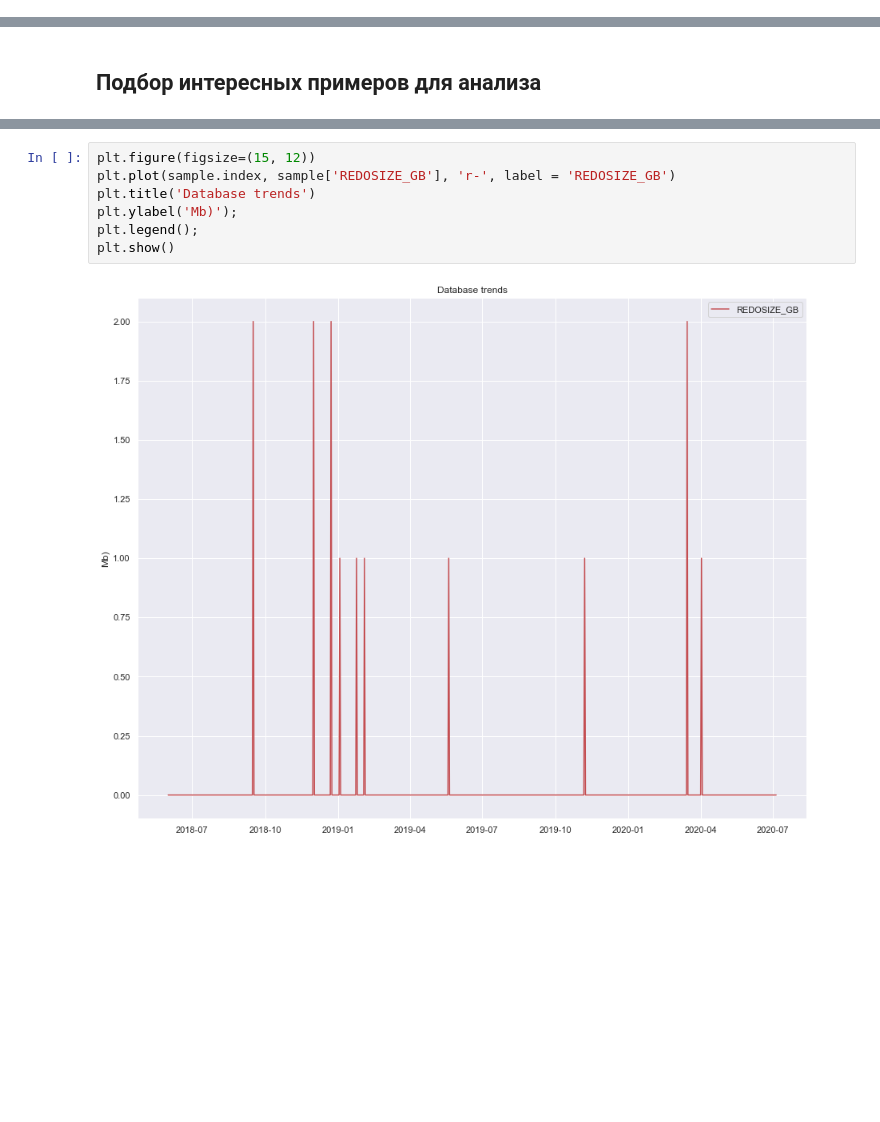
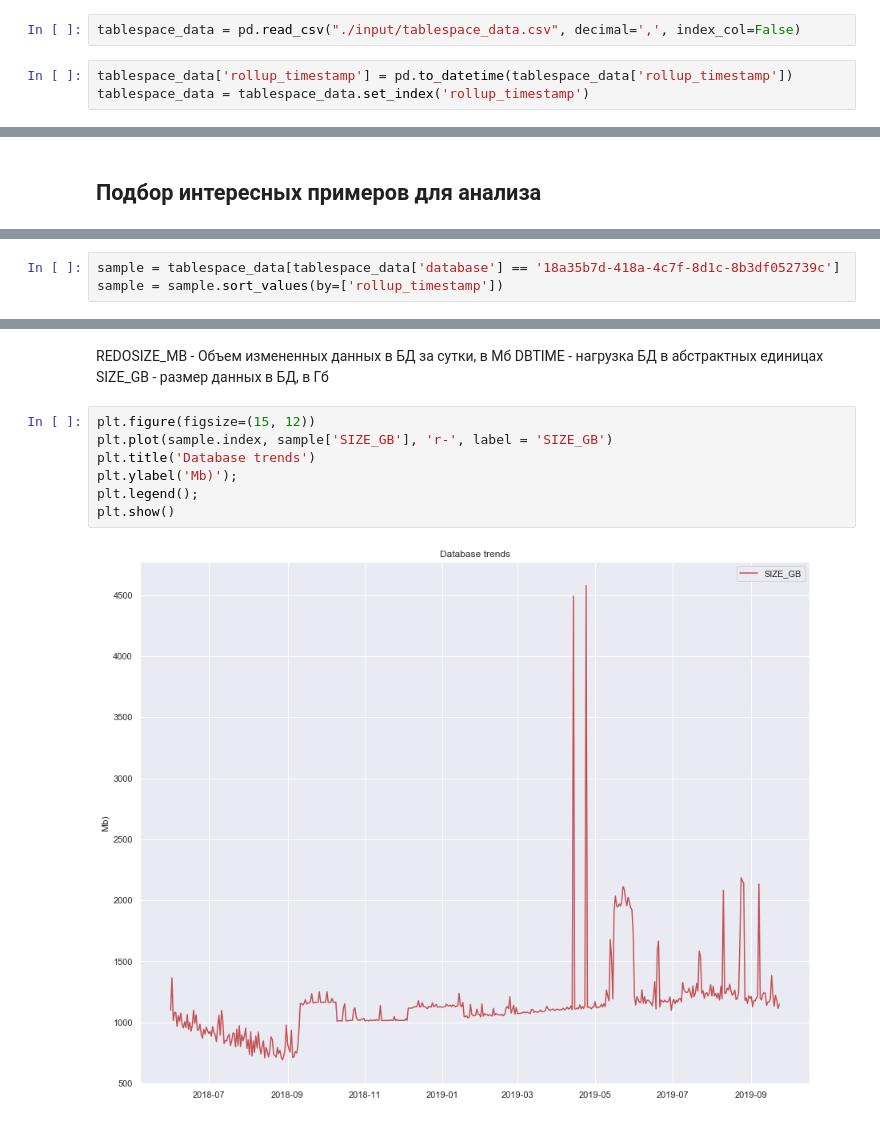
Before and after one commit to yatimerkhanov/database_trends, a Jupyter notebook: data_preparation.ipynb, the cells around one changed output, grey strips where cells are left out. Drawn from its saved outputs; the diff is of its cells as text; blank space fills up the shorter version.

```diff
--- a/data_preparation.ipynb
+++ b/data_preparation.ipynb
@@ -37,3 +52,8 @@ tablespace_data['database'] = tablespace_data['database'].map(deperson_map)
+# %%
+tablespace_data = pd.read_csv("./input/tablespace_data.csv", decimal=',', index_col=False)
+# %%
+tablespace_data['rollup_timestamp'] = pd.to_datetime(tablespace_data['rollup_timestamp'])
+tablespace_data = tablespace_data.set_index('rollup_timestamp')
 # %%
 tablespace_data.tail(20)
 # %% [output]
@@ -86,3 +80,6 @@ sample = sample.sort_values(by=['rollup_timestamp'])
+# %%
+sample = tablespace_data[tablespace_data['database'] == '18a35b7d-418a-4c7f-8d1c-8b3df052739c']
+sample = sample.sort_values(by=['rollup_timestamp'])
 # %%
 sample.info()
 # %% [output]
@@ -100,9 +118,13 @@ memory usage: 29.9+ KB
+# %% [markdown]
+REDOSIZE_MB - Объем измененных данных в БД за сутки, в Мб
+DBTIME - нагрузка БД в абстрактных единицах
+SIZE_GB - размер данных в БД, в Гб
 # %%
 plt.figure(figsize=(15, 12))
-plt.plot(sample.index, sample['REDOSIZE_GB'], 'r-', label = 'REDOSIZE_GB')
+plt.plot(sample.index, sample['SIZE_GB'], 'r-', label = 'SIZE_GB')
 plt.title('Database trends')
 plt.ylabel('Mb)');
 plt.legend();
 plt.show()
 # %% [output]
-[figure, old version]
+[figure, new version]
```
Also changed, not shown: parts of 21 cells of this notebook, 10 other files.
